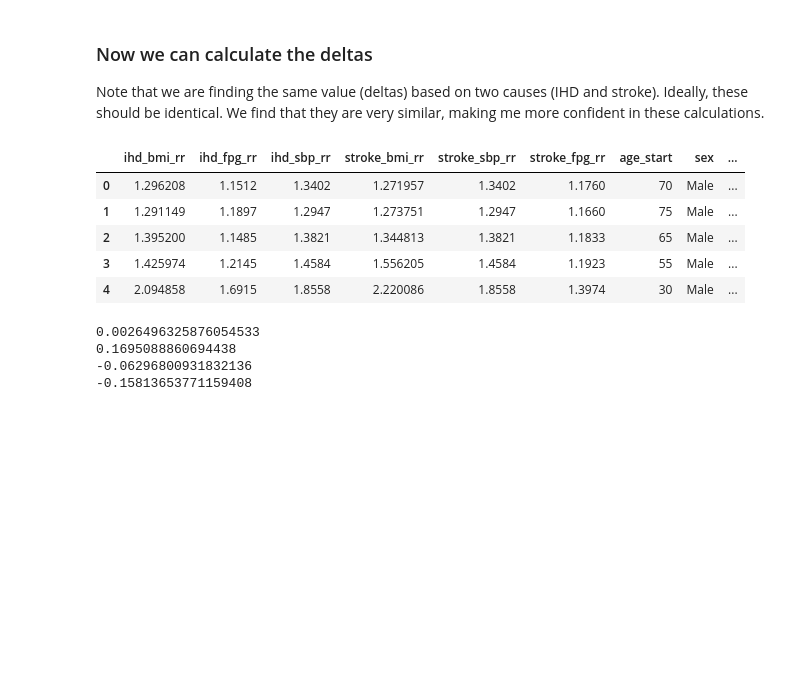
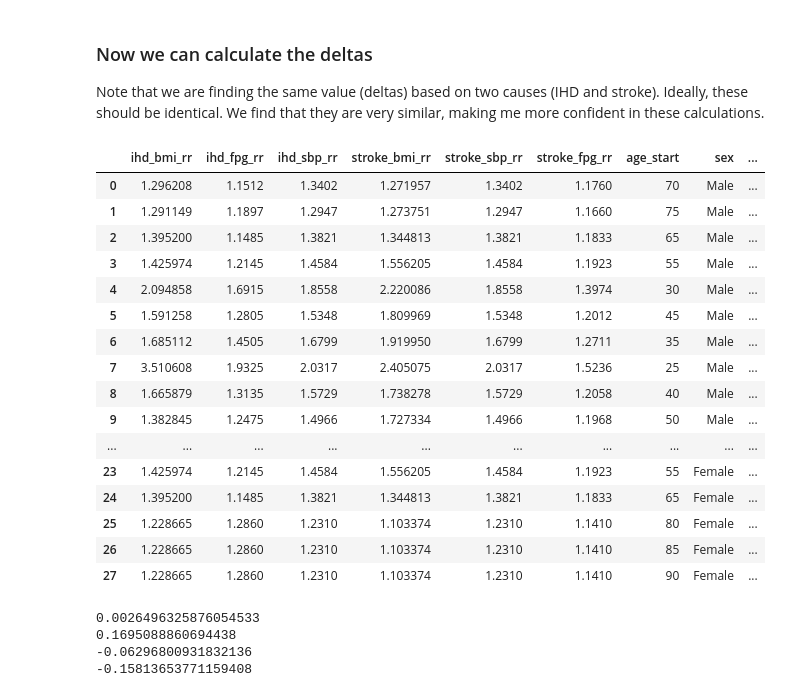
Before and after one commit to ihmeuw/vivarium_research_nih_us_cvd, a Jupyter notebook: risk_mediation_2.ipynb, the cells around one changed output. Cells and saved outputs as stored; diff of their text form; code cells hidden in the pictures; blank space fills up the shorter version.

```diff
--- a/risk_mediation_2.ipynb
+++ b/risk_mediation_2.ipynb
@@ -159,3 +159,21 @@ stroke_sbp.head()
 | 2 | 2 | 2 | 12 | 1 | 1.6799 | 35 | Male |
 | 3 | 3 | 3 | 13 | 1 | 1.5729 | 40 | Male |
 | 4 | 4 | 4 | 14 | 1 | 1.5348 | 45 | Male |
+# %%
+stroke_ldl = get_draws(gbd_id_type= 'rei_id',
+                    gbd_id=367,
+                    source= 'rr',
+                    year_id=2019,
+                   age_group_id=[10,11,12,13,14,15,16,17,18,19,20,30,31,32,33],
+                   sex_id=[1,2],
+                    gbd_round_id=6,
+                    status= 'best',
+                    decomp_step= 'step4')
+
+stroke_ldl = stroke_ldl.loc[stroke_ldl.cause_id==493].reset_index()
+stroke_ldl = stroke_ldl[['age_group_id','sex_id','draw_0']]
+stroke_ldl['age_start'] = np.where(stroke_ldl['age_group_id']==10,25,np.where(stroke_ldl['age_group_id']==11,30,np.where(stroke_ldl['age_group_id']==12,35,np.where(stroke_ldl['age_group_id']==13,40,np.where(stroke_ldl['age_group_id']==14,45,np.where(stroke_ldl['age_group_id']==15,50,np.where(stroke_ldl['age_group_id']==16,55,np.where(stroke_ldl['age_group_id']==17,60,np.where(stroke_ldl['age_group_id']==18,65,np.where(stroke_ldl['age_group_id']==19,70,np.where(stroke_ldl['age_group_id']==20,75,np.where(stroke_ldl['age_group_id']==30,80,np.where(stroke_ldl['age_group_id']==31,85,np.where(stroke_ldl['age_group_id']==32,90,0))))))))))))))
+stroke_ldl['sex'] = np.where(stroke_ldl['sex_id']==1,'Male','Female')
+stroke_ldl = stroke_ldl.rename(columns={"draw_0": "stroke_ldl_rr"}).reset_index()
+stroke_ldl = stroke_ldl.drop_duplicates(subset=['age_start', 'sex']).reset_index()
+stroke_ldl.head()
@@ -165,24 +190,37 @@ Note that we are finding the same value (deltas) based on two causes (IHD and st
 # %%
 bmi_delta = ihd_bmi.merge(ihd_fpg[['ihd_fpg_rr','age_start','sex']], on=['age_start','sex']).merge(
     ihd_sbp[['ihd_sbp_rr','age_start','sex']], on=['age_start','sex']).merge(
     stroke_bmi[['stroke_bmi_rr','age_start','sex']], on=['age_start','sex']).merge(
     stroke_fpg[['stroke_fpg_rr','age_start','sex']], on=['age_start','sex']).merge(
+    stroke_ldl[['stroke_ldl_rr','age_start','sex']], on=['age_start','sex']).merge(
     stroke_sbp[['stroke_sbp_rr','age_start','sex']], on=['age_start','sex'])
 bmi_delta['fpg_delta_1'] = ((0.149278 * (bmi_delta['ihd_bmi_rr'] - 1)) + 1)/ bmi_delta['ihd_fpg_rr']
 bmi_delta['sbp_delta_1'] = ((0.311516 * (bmi_delta['ihd_bmi_rr'] - 1)) + 1)/ bmi_delta['ihd_sbp_rr']
 bmi_delta['fpg_delta_2'] = ((0.149278 * (bmi_delta['stroke_bmi_rr'] - 1)) + 1)/ bmi_delta['stroke_fpg_rr']
 bmi_delta['sbp_delta_2'] = ((0.311516 * (bmi_delta['stroke_bmi_rr'] - 1)) + 1)/ bmi_delta['stroke_sbp_rr']
+bmi_delta['ldl_delta'] = ((0.035429878 * (bmi_delta['stroke_fpg_rr'] - 1)) + 1)/ bmi_delta['stroke_ldl_rr']
 bmi_delta['delta_diff_fpg'] = bmi_delta['fpg_delta_1'] - bmi_delta['fpg_delta_2']
 bmi_delta['delta_diff_sbp'] = bmi_delta['sbp_delta_1'] - bmi_delta['sbp_delta_2']
-bmi_delta = bmi_delta[['ihd_bmi_rr','ihd_fpg_rr','ihd_sbp_rr','stroke_bmi_rr','stroke_sbp_rr','stroke_fpg_rr','age_start', 'sex', 'fpg_delta_1','sbp_delta_1', 'fpg_delta_2','sbp_delta_2','delta_diff_fpg','delta_diff_sbp']]
-bmi_delta.head()
+bmi_delta = bmi_delta[['ihd_bmi_rr','ihd_fpg_rr','ihd_sbp_rr','stroke_bmi_rr','stroke_sbp_rr','stroke_fpg_rr','age_start', 'sex', 'ldl_delta','fpg_delta_1','sbp_delta_1', 'fpg_delta_2','sbp_delta_2','delta_diff_fpg','delta_diff_sbp']]
+bmi_delta
 # %% [output]
 |  | ihd_bmi_rr | ihd_fpg_rr | ihd_sbp_rr | stroke_bmi_rr | stroke_sbp_rr | stroke_fpg_rr | age_start | sex | ... |
 | 0 | 1.296208 | 1.1512 | 1.3402 | 1.271957 | 1.3402 | 1.1760 | 70 | Male | ... |
 | 1 | 1.291149 | 1.1897 | 1.2947 | 1.273751 | 1.2947 | 1.1660 | 75 | Male | ... |
 | 2 | 1.395200 | 1.1485 | 1.3821 | 1.344813 | 1.3821 | 1.1833 | 65 | Male | ... |
 | 3 | 1.425974 | 1.2145 | 1.4584 | 1.556205 | 1.4584 | 1.1923 | 55 | Male | ... |
 | 4 | 2.094858 | 1.6915 | 1.8558 | 2.220086 | 1.8558 | 1.3974 | 30 | Male | ... |
+| 5 | 1.591258 | 1.2805 | 1.5348 | 1.809969 | 1.5348 | 1.2012 | 45 | Male | ... |
+| 6 | 1.685112 | 1.4505 | 1.6799 | 1.919950 | 1.6799 | 1.2711 | 35 | Male | ... |
+| 7 | 3.510608 | 1.9325 | 2.0317 | 2.405075 | 2.0317 | 1.5236 | 25 | Male | ... |
+| 8 | 1.665879 | 1.3135 | 1.5729 | 1.738278 | 1.5729 | 1.2058 | 40 | Male | ... |
+| 9 | 1.382845 | 1.2475 | 1.4966 | 1.727334 | 1.4966 | 1.1968 | 50 | Male | ... |
+| ... | ... | ... | ... | ... | ... | ... | ... | ... | ... |
+| 23 | 1.425974 | 1.2145 | 1.4584 | 1.556205 | 1.4584 | 1.1923 | 55 | Female | ... |
+| 24 | 1.395200 | 1.1485 | 1.3821 | 1.344813 | 1.3821 | 1.1833 | 65 | Female | ... |
+| 25 | 1.228665 | 1.2860 | 1.2310 | 1.103374 | 1.2310 | 1.1410 | 80 | Female | ... |
+| 26 | 1.228665 | 1.2860 | 1.2310 | 1.103374 | 1.2310 | 1.1410 | 85 | Female | ... |
+| 27 | 1.228665 | 1.2860 | 1.2310 | 1.103374 | 1.2310 | 1.1410 | 90 | Female | ... |
 # %%
 print(bmi_delta['delta_diff_sbp'].mean())
 print(bmi_delta['delta_diff_sbp'].max())
```
Also changed, not shown: parts of 1 cell of this notebook, 3 other files.
